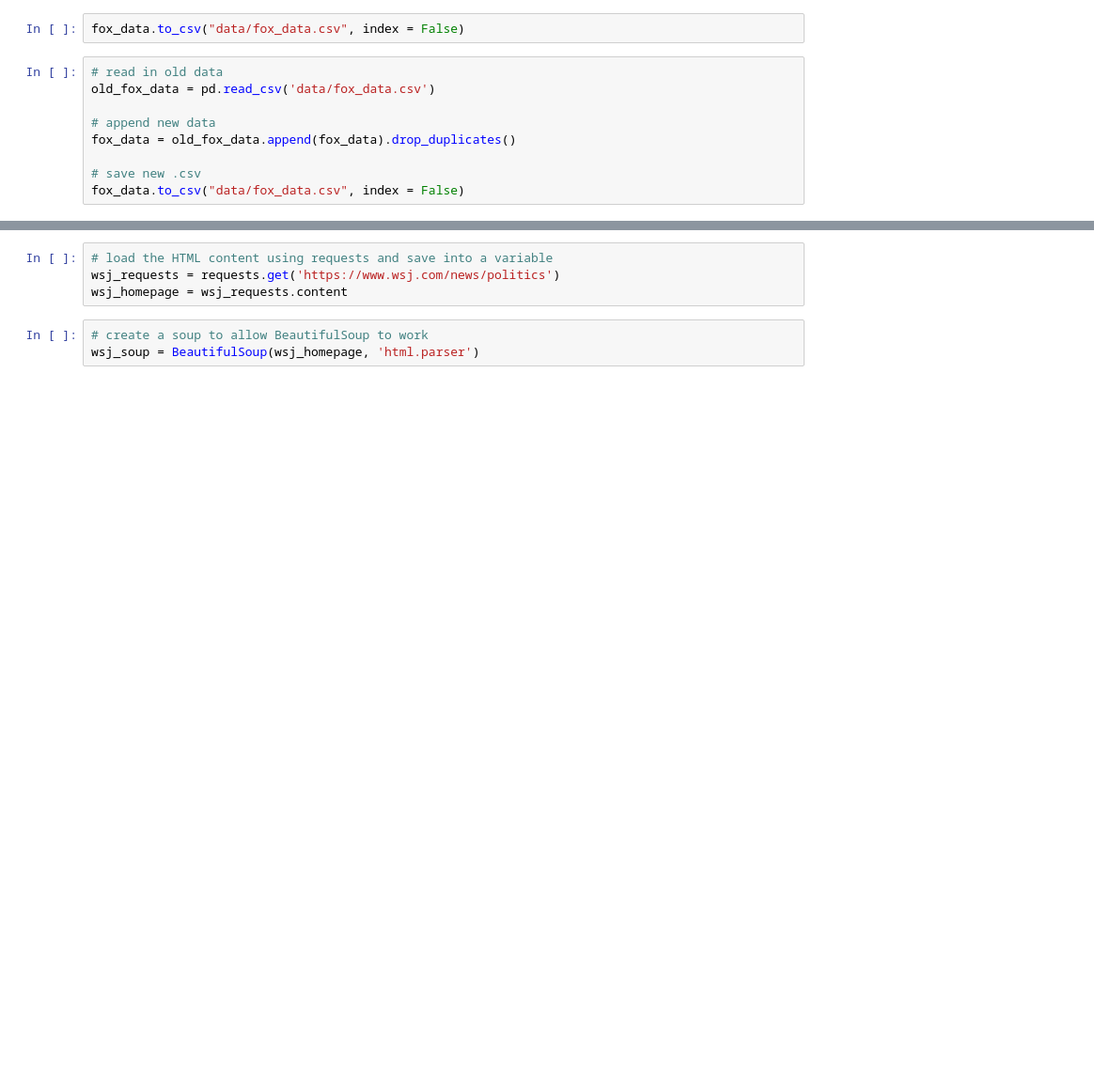
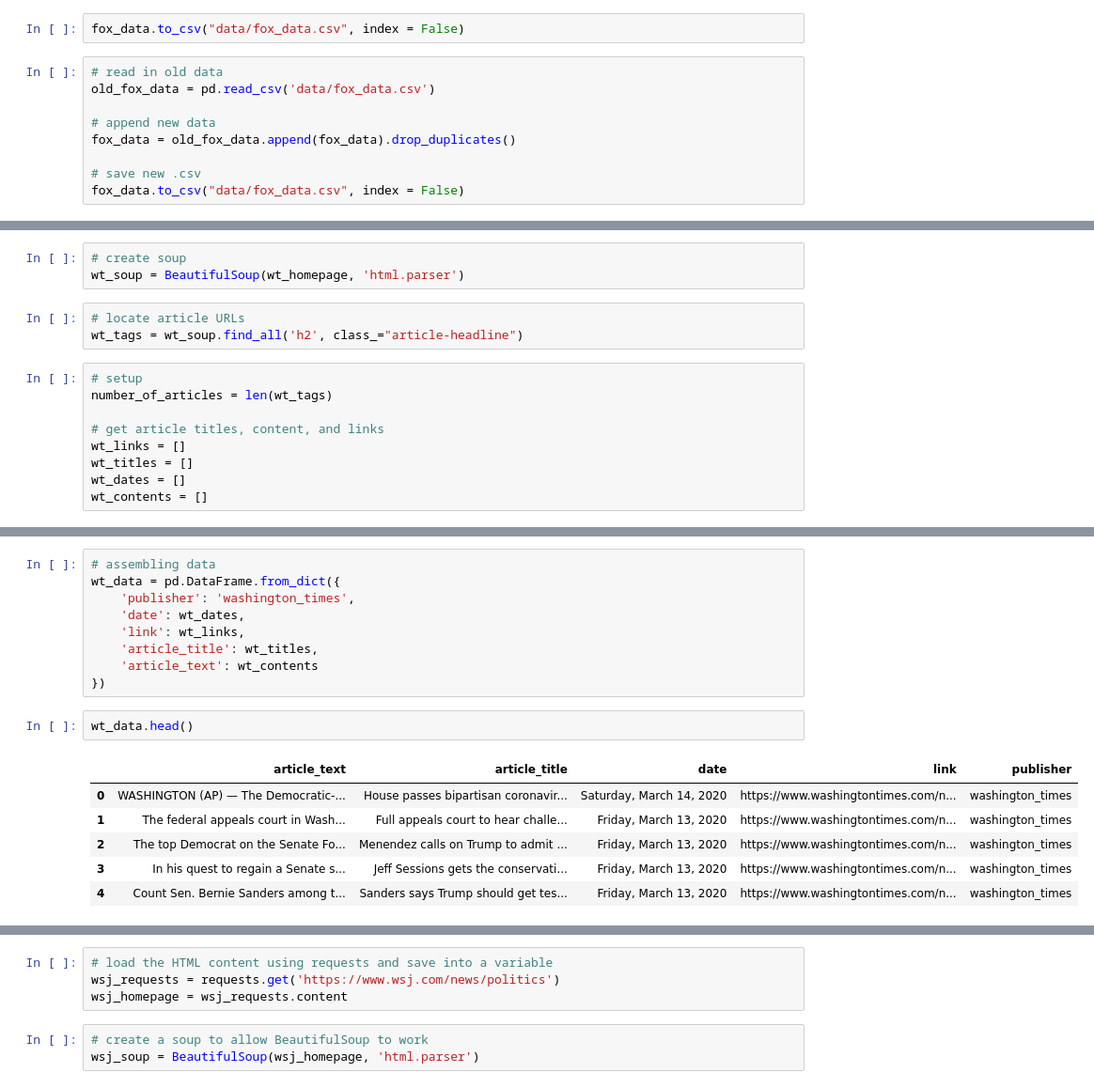
Before and after one commit to MarinaWyss/Hertie-NLP-Python-Project, a Jupyter notebook: 1_Web_Scraper_Tool.ipynb, the cells around one changed output, grey strips where cells are left out. Shown at 94% size. Saved outputs shown, nothing was run; the diff lists cells and outputs as text; blank space fills up the shorter version.

Commit message:
washington times

```diff
--- a/1_Web_Scraper_Tool.ipynb
+++ b/1_Web_Scraper_Tool.ipynb
@@ -205,0 +212,15 @@ fox_data.to_csv("data/fox_data.csv", index = False)
+# %%
+# create soup
+wt_soup = BeautifulSoup(wt_homepage, 'html.parser')
+# %%
+# locate article URLs
+wt_tags = wt_soup.find_all('h2', class_="article-headline")
+# %%
+# setup
+number_of_articles = len(wt_tags)
+
+# get article titles, content, and links
+wt_links = []
+wt_titles = []
+wt_dates = []
+wt_contents = []
@@ -205,0 +267,18 @@ fox_data.to_csv("data/fox_data.csv", index = False)
+# %%
+# assembling data
+wt_data = pd.DataFrame.from_dict({
+    'publisher': 'washington_times',
+    'date': wt_dates,
+    'link': wt_links,
+    'article_title': wt_titles,
+    'article_text': wt_contents
+})
+# %%
+wt_data.head()
+# %% [output]
+|  | article_text | article_title | date | link | publisher |
+| 0 | WASHINGTON (AP) — The Democratic-... | House passes bipartisan coronavir... | Saturday, March 14, 2020 | https://www.washingtontimes.com/n... | washington_times |
+| 1 | The federal appeals court in Wash... | Full appeals court to hear challe... | Friday, March 13, 2020 | https://www.washingtontimes.com/n... | washington_times |
+| 2 | The top Democrat on the Senate Fo... | Menendez calls on Trump to admit ... | Friday, March 13, 2020 | https://www.washingtontimes.com/n... | washington_times |
+| 3 | In his quest to regain a Senate s... | Jeff Sessions gets the conservati... | Friday, March 13, 2020 | https://www.washingtontimes.com/n... | washington_times |
+| 4 | Count Sen. Bernie Sanders among t... | Sanders says Trump should get tes... | Friday, March 13, 2020 | https://www.washingtontimes.com/n... | washington_times |
```
Also changed, not shown: parts of 9 cells of this notebook, 1 other file.
